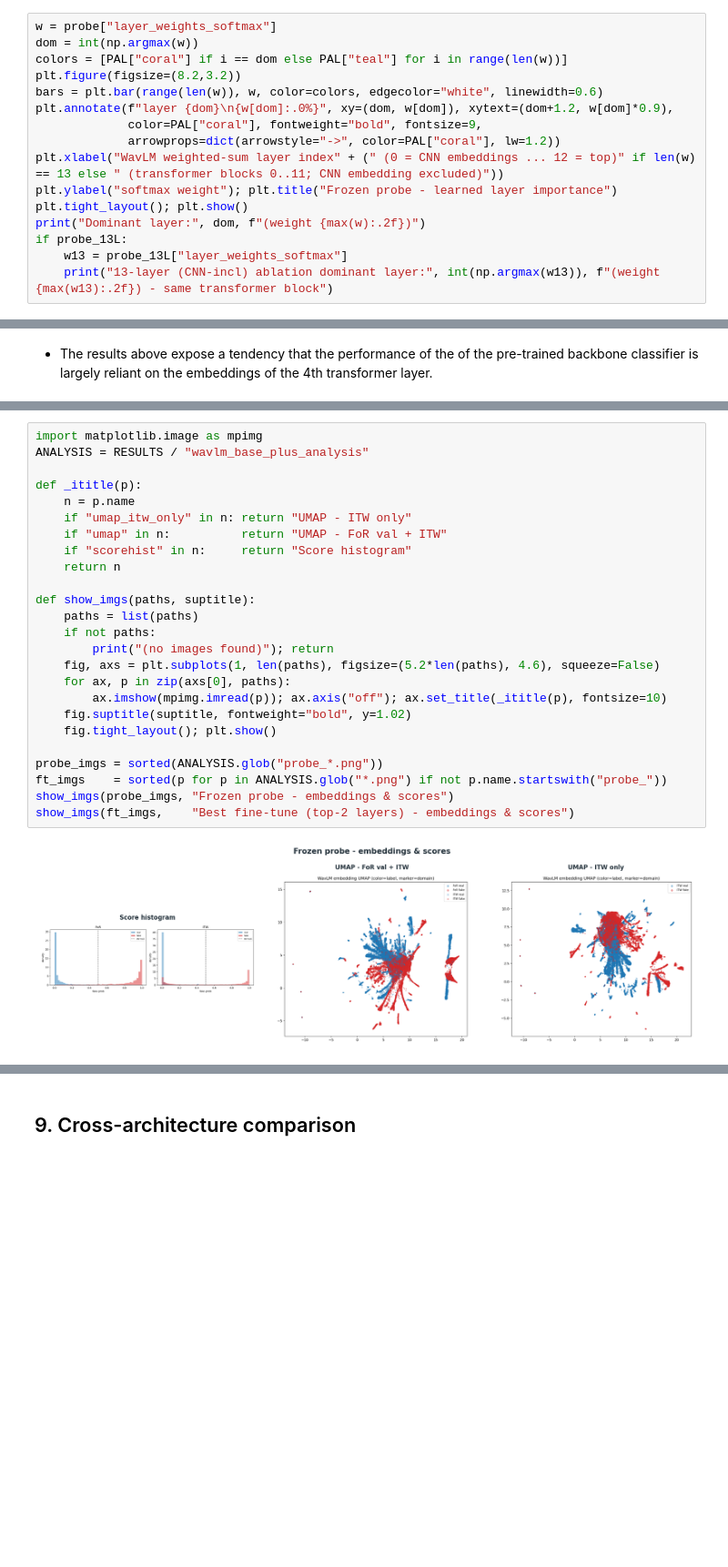
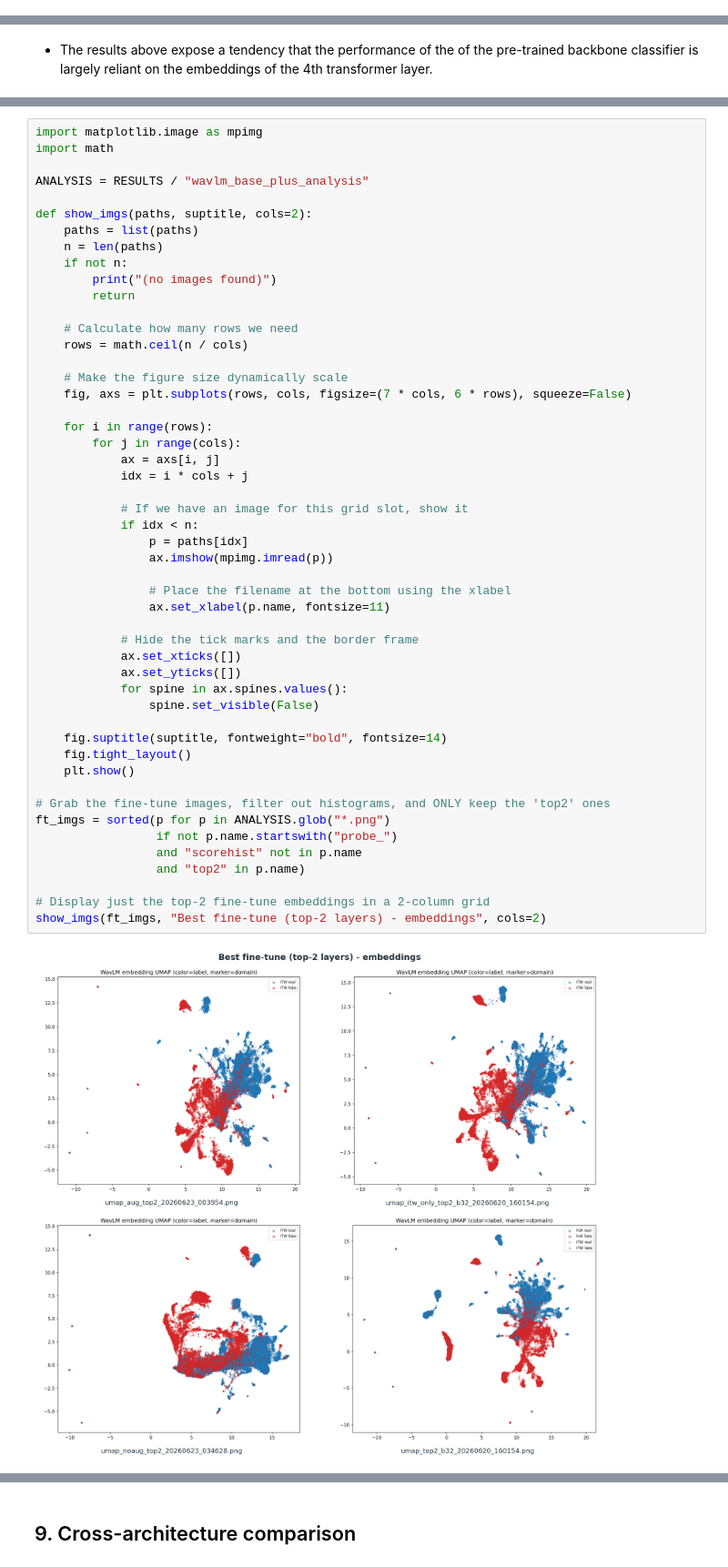
Before and after one commit to KonstaninosKaimakis/audio-deepfake-detection-DL, a Jupyter notebook: report.ipynb, the cells around one changed output, grey strips where cells are left out. Shown at 91% size. Cells and saved outputs as stored; diff of their text form; blank space fills up the shorter version.

```diff
--- a/report.ipynb
+++ b/report.ipynb
@@ -451,16 +451,0 @@ Best fine-tune variant by ITW AUC: metrics_finetune_aug_top2_20260623_003954.jso
-# %%
-w = probe["layer_weights_softmax"]
-dom = int(np.argmax(w))
-colors = [PAL["coral"] if i == dom else PAL["teal"] for i in range(len(w))]
-plt.figure(figsize=(8.2,3.2))
-bars = plt.bar(range(len(w)), w, color=colors, edgecolor="white", linewidth=0.6)
-plt.annotate(f"layer {dom}\n{w[dom]:.0%}", xy=(dom, w[dom]), xytext=(dom+1.2, w[dom]*0.9),
-             color=PAL["coral"], fontweight="bold", fontsize=9,
-             arrowprops=dict(arrowstyle="->", color=PAL["coral"], lw=1.2))
-plt.xlabel("WavLM weighted-sum layer index" + (" (0 = CNN embeddings ... 12 = top)" if len(w) == 13 else " (transformer blocks 0..11; CNN embedding excluded)"))
-plt.ylabel("softmax weight"); plt.title("Frozen probe - learned layer importance")
-plt.tight_layout(); plt.show()
-print("Dominant layer:", dom, f"(weight {max(w):.2f})")
-if probe_13L:
-    w13 = probe_13L["layer_weights_softmax"]
-    print("13-layer (CNN-incl) ablation dominant layer:", int(np.argmax(w13)), f"(weight {max(w13):.2f}) - same transformer block")
@@ -591,27 +672,52 @@ To see *why* the cross-dataset gap appears, the runs also saved **UMAP projectio
 # %%
 import matplotlib.image as mpimg
+import math
+
 ANALYSIS = RESULTS / "wavlm_base_plus_analysis"
 
-def _ititle(p):
-    n = p.name
-    if "umap_itw_only" in n: return "UMAP - ITW only"
-    if "umap" in n:          return "UMAP - FoR val + ITW"
-    if "scorehist" in n:     return "Score histogram"
-    return n
+def show_imgs(paths, suptitle, cols=2):
+    paths = list(paths)
+    n = len(paths)
+    if not n:
+        print("(no images found)")
+        return
 
-def show_imgs(paths, suptitle):
-    paths = list(paths)
-    if not paths:
-        print("(no images found)"); return
-    fig, axs = plt.subplots(1, len(paths), figsize=(5.2*len(paths), 4.6), squeeze=False)
-    for ax, p in zip(axs[0], paths):
-        ax.imshow(mpimg.imread(p)); ax.axis("off"); ax.set_title(_ititle(p), fontsize=10)
-    fig.suptitle(suptitle, fontweight="bold", y=1.02)
-    fig.tight_layout(); plt.show()
+    # Calculate how many rows we need
+    rows = math.ceil(n / cols)
 
-probe_imgs = sorted(ANALYSIS.glob("probe_*.png"))
-ft_imgs    = sorted(p for p in ANALYSIS.glob("*.png") if not p.name.startswith("probe_"))
-show_imgs(probe_imgs, "Frozen probe - embeddings & scores")
-show_imgs(ft_imgs,    "Best fine-tune (top-2 layers) - embeddings & scores")
+    # Make the figure size dynamically scale
+    fig, axs = plt.subplots(rows, cols, figsize=(7 * cols, 6 * rows), squeeze=False)
+
+    for i in range(rows):
+        for j in range(cols):
+            ax = axs[i, j]
+            idx = i * cols + j
+
+            # If we have an image for this grid slot, show it
+            if idx < n:
+                p = paths[idx]
+                ax.imshow(mpimg.imread(p))
+
+                # Place the filename at the bottom using the xlabel
+                ax.set_xlabel(p.name, fontsize=11)
+
+            # Hide the tick marks and the border frame
+            ax.set_xticks([])
+            ax.set_yticks([])
+            for spine in ax.spines.values():
+                spine.set_visible(False)
+
+    fig.suptitle(suptitle, fontweight="bold", fontsize=14)
+    fig.tight_layout()
+    plt.show()
+
+# Grab the fine-tune images, filter out histograms, and ONLY keep the 'top2' ones
+ft_imgs = sorted(p for p in ANALYSIS.glob("*.png")
+                 if not p.name.startswith("probe_")
+                 and "scorehist" not in p.name
+                 and "top2" in p.name)
+
+# Display just the top-2 fine-tune embeddings in a 2-column grid
+show_imgs(ft_imgs, "Best fine-tune (top-2 layers) - embeddings", cols=2)
 # %% [output]
-[figure, old version]
+[figure, new version]
```
Also changed, not shown: parts of 20 cells of this notebook.
